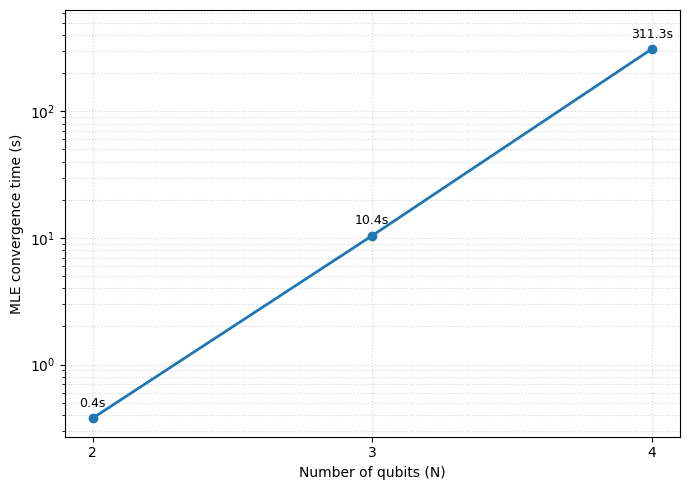
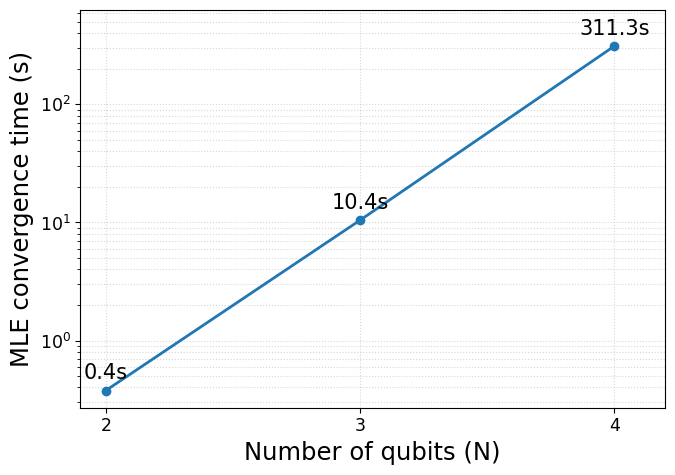
Unified diff of the notebook cell whose output changed from the first chart to the second:
--- before
+++ after
@@ -11,4 +11,5 @@
 ax.set_ylabel('MLE convergence time (s)')
 ax.set_ylim(top=10**2.8)
+ax.set_xlim(right=4.2)
 ax.grid(True, which='both', ls=':', alpha=0.5)
 ax.set_xticks(df_time['N_qubit'])
@@ -19,10 +20,10 @@
 for _, row in df_time.iterrows():
     ax.annotate(f"{row['time_s']:.1f}s", xy=(row['N_qubit'], row['time_s']),
-                xytext=(0, 8), textcoords='offset points', ha='center', fontsize=9)
+                xytext=(0, 8), textcoords='offset points', ha='center')
  
 fig.tight_layout()
 
 # -- save fig --
-fig.savefig(FIGS_DIR / 'MLE_expo_growth_time.svg', bbox_inches='tight')
+# fig.savefig(FIGS_DIR / 'MLE_expo_growth_time2.svg', bbox_inches='tight')
 
 plt.show()

Commit: adjustments in dim/scale for report plots